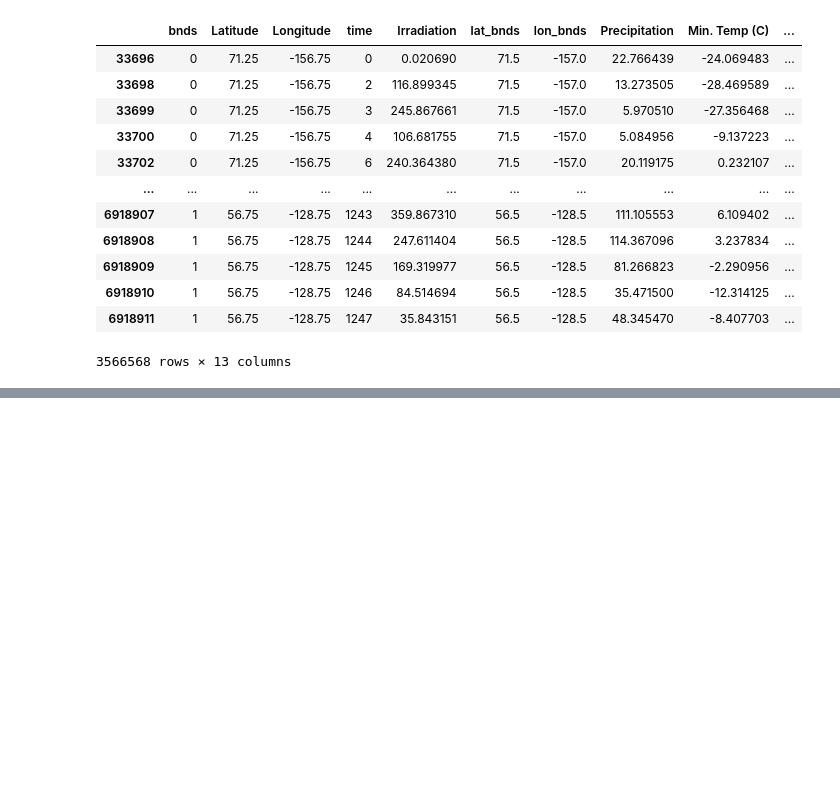
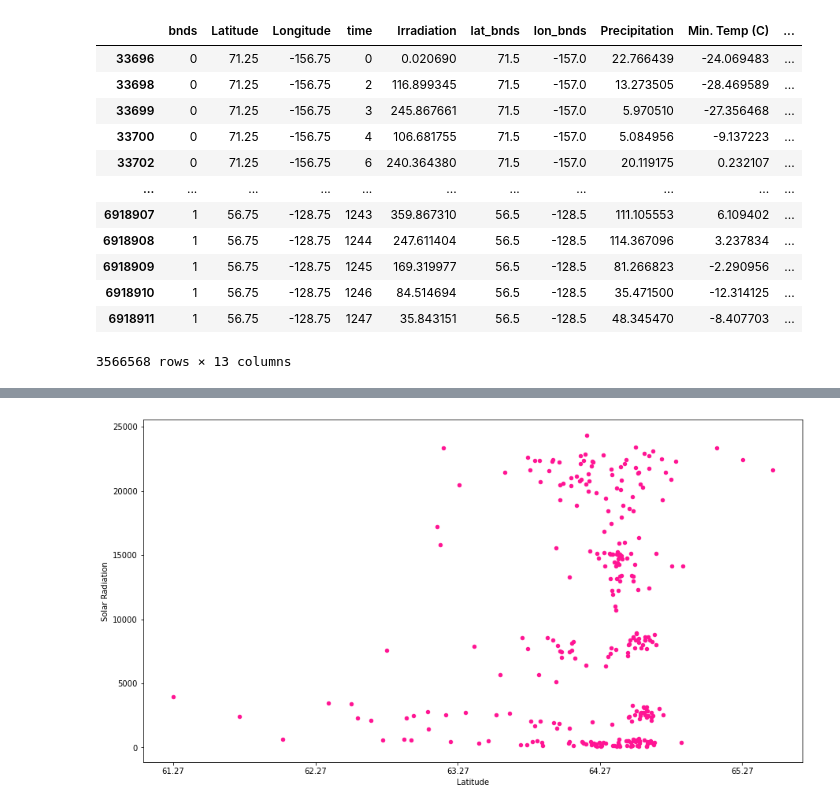
Before and after one commit to BigDataCourseBhaganagar/Alaskan-Weather, a Jupyter notebook: AlaskanWeather.ipynb, the cells around one changed output, grey strips where cells are left out. Cells and saved outputs as stored; diff of their text form; code cells hidden in the pictures; blank space fills up the shorter version.

```diff
--- a/AlaskanWeather.ipynb
+++ b/AlaskanWeather.ipynb
@@ -171,0 +165,9 @@ dataA.plot(x ='time', y='Avg. Temp (C)', kind = 'scatter')
+# %%
+ax = plt.gca()
+
+plt.xticks(np.arange(min(DataB['Latitude']), max(DataB['Latitude'])+1))
+DataB.plot(kind='scatter',x='Latitude',y='Solar Radiation', color = 'deeppink',ax=ax, figsize = (15,8))
+
+plt.show()
+# %% [output]
+[figure, added]
```
Also changed, not shown: parts of 12 cells of this notebook.
